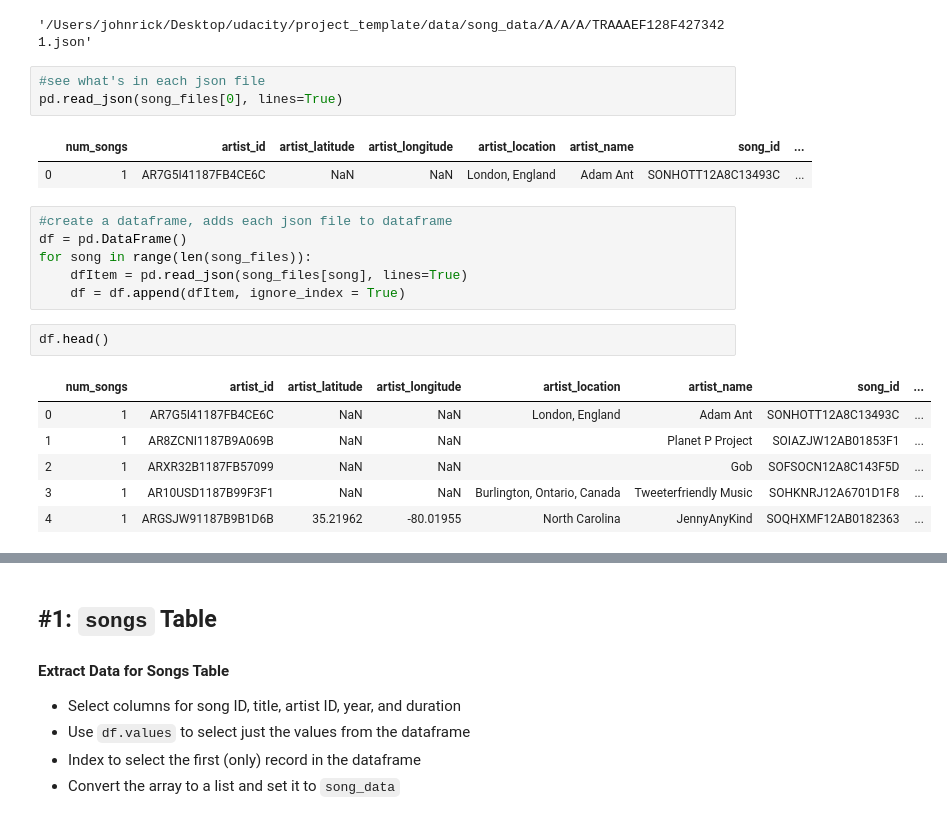
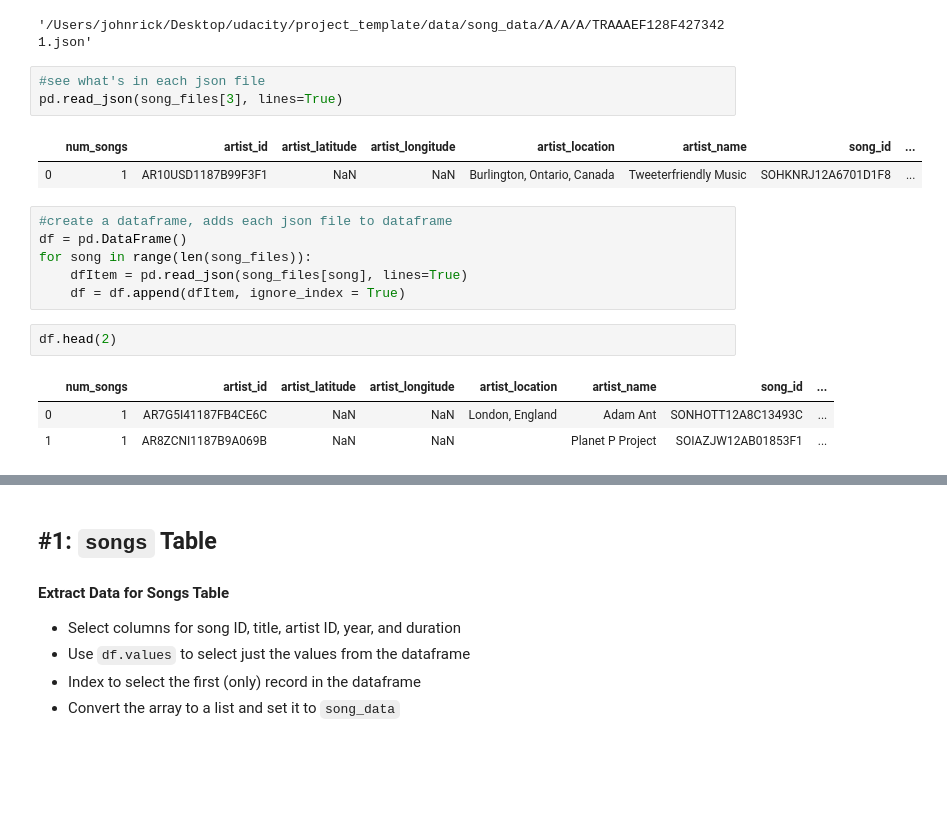
Before and after one commit to jcanque777/ud_data_eng_proj1, a Jupyter notebook: etl.ipynb, the cells around one changed output, grey strips where cells are left out. Cells and saved outputs as stored; diff of their text form; blank space fills up the shorter version.

```diff
--- a/etl.ipynb
+++ b/etl.ipynb
@@ -41,10 +39,10 @@ song_files[0]
 '/Users/johnrick/Desktop/udacity/project_template/data/song_data/A/A/A/TRAAAEF128F4273421.json'
 # %%
 #see what's in each json file
-pd.read_json(song_files[0], lines=True)
+pd.read_json(song_files[3], lines=True)
 # %% [output]
 |  | num_songs | artist_id | artist_latitude | artist_longitude | artist_location | artist_name | song_id | ... |
-| 0 | 1 | AR7G5I41187FB4CE6C | NaN | NaN | London, England | Adam Ant | SONHOTT12A8C13493C | ... |
+| 0 | 1 | AR10USD1187B99F3F1 | NaN | NaN | Burlington, Ontario, Canada | Tweeterfriendly Music | SOHKNRJ12A6701D1F8 | ... |
 # %%
 #create a dataframe, adds each json file to dataframe
 df = pd.DataFrame()
@@ -52,11 +50,8 @@ for song in range(len(song_files)):
     dfItem = pd.read_json(song_files[song], lines=True)
     df = df.append(dfItem, ignore_index = True)
 # %%
-df.head()
+df.head(2)
 # %% [output]
 |  | num_songs | artist_id | artist_latitude | artist_longitude | artist_location | artist_name | song_id | ... |
 | 0 | 1 | AR7G5I41187FB4CE6C | NaN | NaN | London, England | Adam Ant | SONHOTT12A8C13493C | ... |
 | 1 | 1 | AR8ZCNI1187B9A069B | NaN | NaN |  | Planet P Project | SOIAZJW12AB01853F1 | ... |
-| 2 | 1 | ARXR32B1187FB57099 | NaN | NaN |  | Gob | SOFSOCN12A8C143F5D | ... |
-| 3 | 1 | AR10USD1187B99F3F1 | NaN | NaN | Burlington, Ontario, Canada | Tweeterfriendly Music | SOHKNRJ12A6701D1F8 | ... |
-| 4 | 1 | ARGSJW91187B9B1D6B | 35.21962 | -80.01955 | North Carolina | JennyAnyKind | SOQHXMF12AB0182363 | ... |
```
Also changed, not shown: parts of 61 cells of this notebook.
